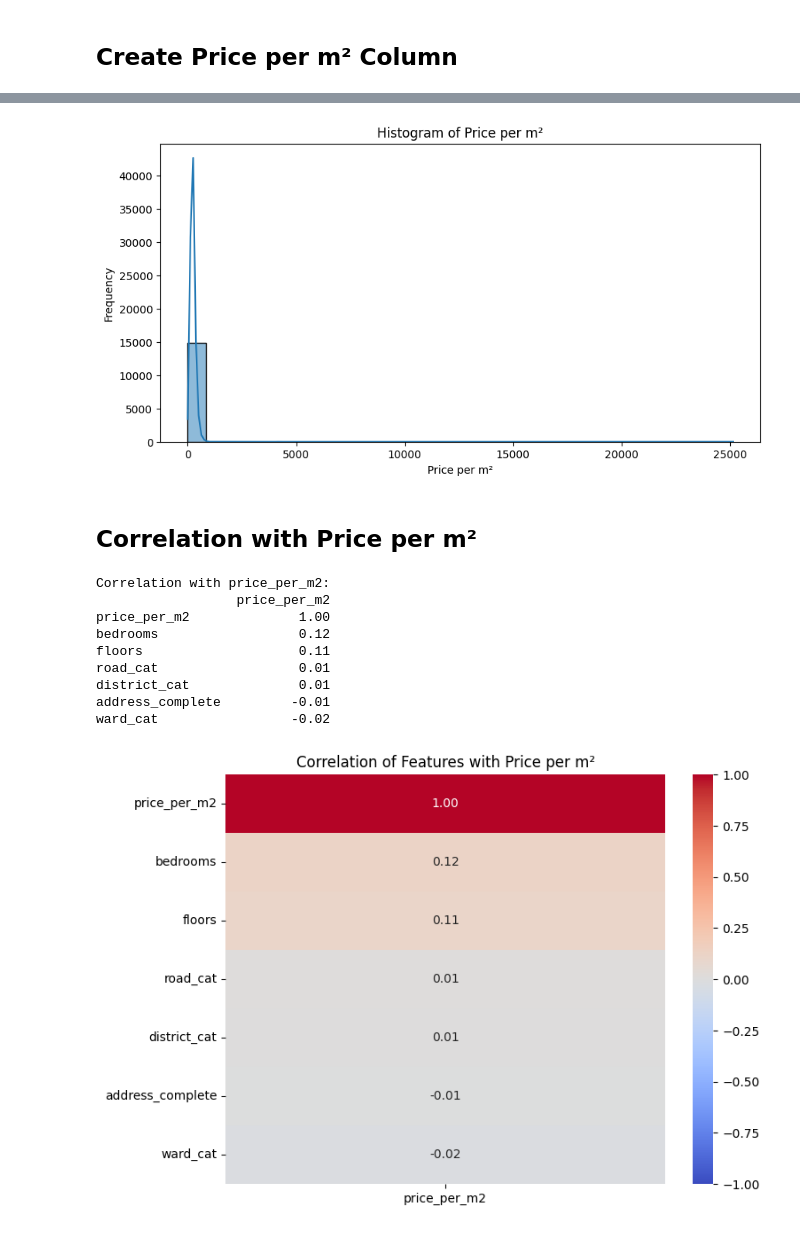
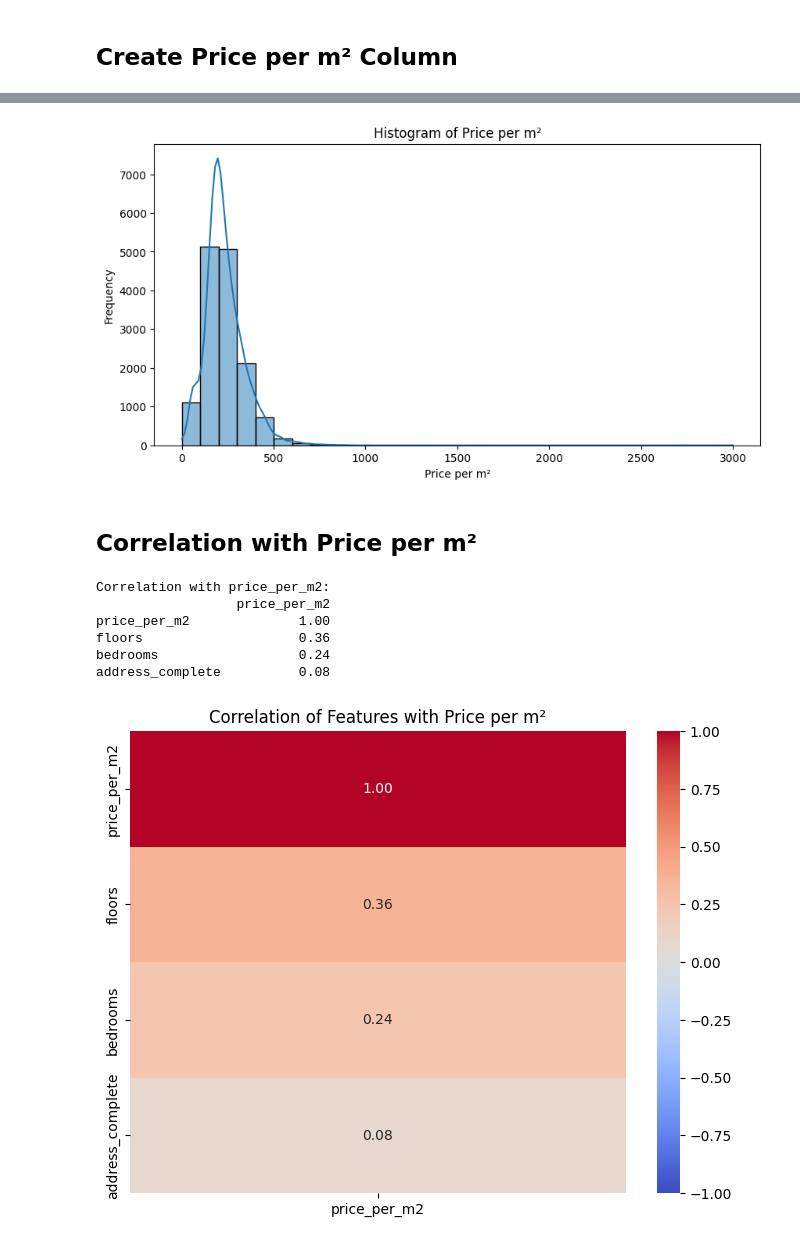
Before and after one commit to DuongDH03/RealEstate-EDA-Modeling, a Jupyter notebook: Data Exploration/Explore-alonhadat.ipynb, the cells around one changed output, grey strips where cells are left out. Drawn from its saved outputs; the diff is of its cells as text; code cells hidden in the pictures.

```diff
--- a/Data Exploration/Explore-alonhadat.ipynb
+++ b/Data Exploration/Explore-alonhadat.ipynb
@@ -220,13 +220,23 @@ df.head()
 # Convert area, bedrooms, floors, and price to numeric types
 # --- Area ---
 # Extracts numbers (e.g., "80", "36.5") from strings like "80 m2"
-df['area'] = pd.to_numeric(df['area'].astype(str).str.extract(r'(\d+(?:[.,]\d+)?)', expand=False), errors='coerce')
+# User request: "1.111" should mean 1111, so dots are thousand separators. Commas are decimal separators.
+area_series = df['area'].astype(str)
+# Remove dots (thousand separators)
+area_series_no_dots = area_series.str.replace(r'\.', '', regex=True)
+# Replace commas with dots (decimal separators)
+area_series_comma_as_dot = area_series_no_dots.str.replace(r',', '.', regex=True)
+# Extract the number part
+df['area'] = pd.to_numeric(area_series_comma_as_dot.str.extract(r'(\d+(?:\.\d+)?)', expand=False), errors='coerce')
+
 # --- Bedrooms ---
 # Extracts numbers (e.g., "1", "3") from strings like "1 phòng ngủ"
 df['bedrooms'] = pd.to_numeric(df['bedrooms'].astype(str).str.extract(r'(\d+)', expand=False), errors='coerce').astype('Int64')
+
 # --- Floors ---
 # Extracts numbers (e.g., "1", "6") from strings like "1 lầu"
 df['floors'] = pd.to_numeric(df['floors'].astype(str).str.extract(r'(\d+)', expand=False), errors='coerce').astype('Int64')
+
 # --- Price ---
 def parse_price(price_str):
     if pd.isna(price_str):
@@ -422,0 +453,7 @@ Name: price_per_m2, dtype: float64
+# %%
+df_no_outliers = remove_outliers_iqr(df_no_outliers, 'price_converted')
+print("\nDataFrame shape after outlier removal:")
+print(df_no_outliers.shape)
+# Check for any remaining outliers
+print("\nSummary statistics after outlier removal:")
+print(df_no_outliers['price_converted'].describe())
@@ -429,41 +480,38 @@ plt.xlabel('Price per m²')
 plt.ylabel('Frequency')
 plt.show()
 # %% [output]
-[figure, old version]
+[figure, new version]
 # %% [markdown]
 ## Correlation with Price per m²
 # %%
 
 # Calculate correlation with price_per_m2
 # Select relevant columns for correlation
 # Exclude original price, address, non-encoded address parts, area, and price_converted
-correlation_cols = ['bedrooms', 'floors', 'road_cat', 'ward_cat', 'district_cat', 'address_complete', 'price_per_m2']
+correlation_cols = ['bedrooms', 'floors', 'address_complete', 'price_per_m2']
 
 # Ensure all selected columns are present in df_no_outliers
 existing_correlation_cols = [col for col in correlation_cols if col in df_no_outliers.columns]
 
 if not existing_correlation_cols or 'price_per_m2' not in existing_correlation_cols:
     print("Price_per_m2 or other critical columns for correlation are missing from df_no_outliers.")
 else:
     correlation_matrix = df_no_outliers[existing_correlation_cols].corr()
     price_per_m2_corr = correlation_matrix[['price_per_m2']].sort_values(by='price_per_m2', ascending=False)
 
     print("\nCorrelation with price_per_m2:")
     print(price_per_m2_corr)
 
     # Plotting the correlation
     plt.figure(figsize=(8, 6))
     sns.heatmap(price_per_m2_corr, annot=True, cmap='coolwarm', fmt=".2f", vmin=-1, vmax=1)
     plt.title('Correlation of Features with Price per m²')
     plt.show()
 # %% [output]
 Correlation with price_per_m2:
                   price_per_m2
 price_per_m2              1.00
-bedrooms                  0.12
-floors                    0.11
-road_cat                  0.01
-district_cat              0.01
-address_complete         -0.01
-ward_cat                 -0.02
+floors                    0.36
+bedrooms                  0.24
+address_complete          0.08
-[figure, old version]
+[figure, new version]
```
Also changed, not shown: parts of 10 cells of this notebook, 2 other files.
